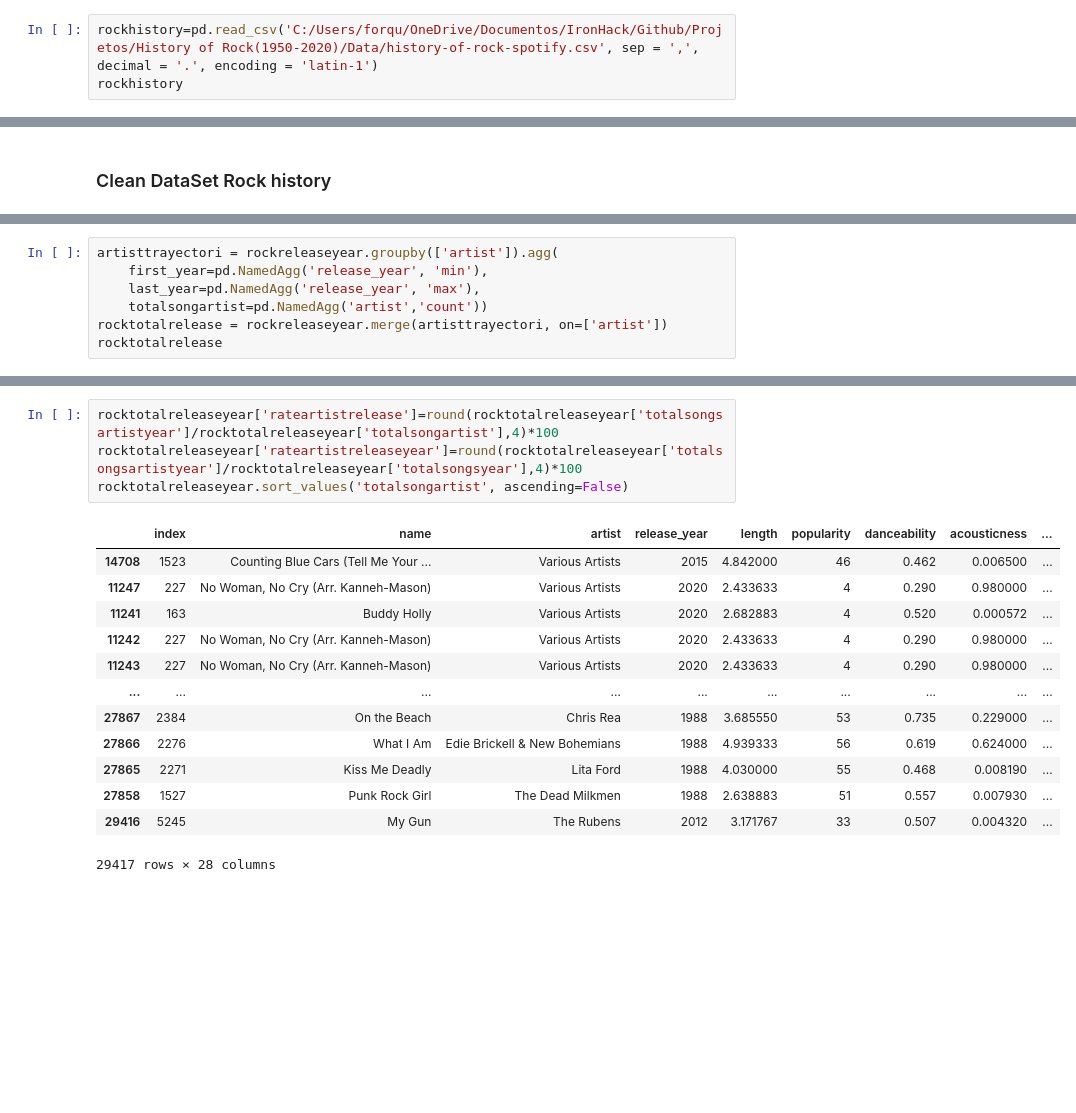
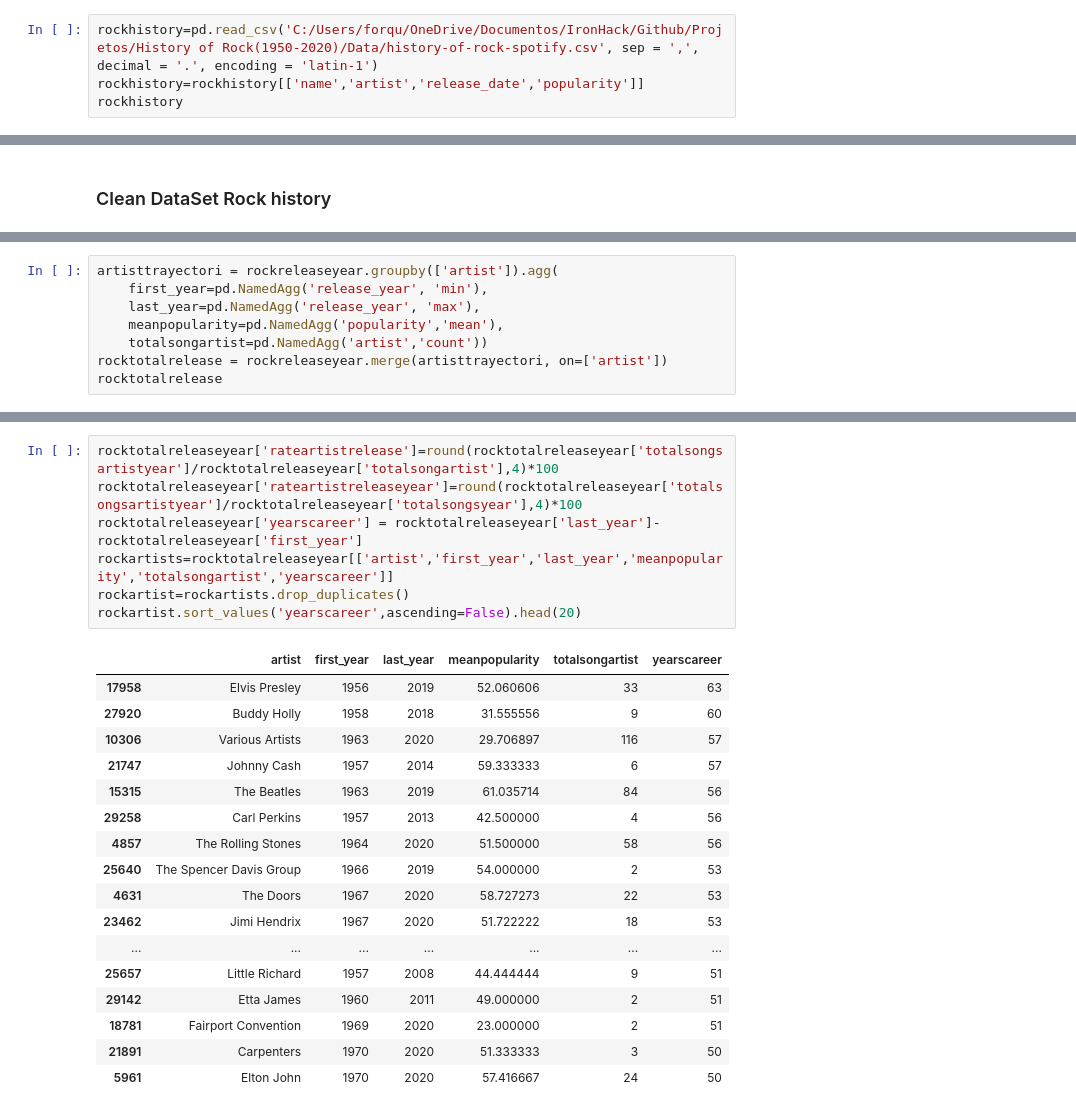
Before and after one commit to AndresCBF/IronHack, a Jupyter notebook: Projetos/History of Rock(1950-2020)/Rockhistory.ipynb, the cells around one changed output, grey strips where cells are left out. Saved outputs shown, nothing was run; the diff lists cells and outputs as text; blank space fills up the shorter version.

```diff
--- a/Projetos/History of Rock(1950-2020)/Rockhistory.ipynb
+++ b/Projetos/History of Rock(1950-2020)/Rockhistory.ipynb
@@ -25,5 +25,6 @@ index,name,artist,release_date,length,popularity,danceability,acousticness,dance
 3,Imagine - Remastered 2010,John Lennon,1971,3.1311,77,0.547,0.907,0.547,0.257,0.183,0,0.0935,-12.358,0.0252,75.752,4,0.169
 # %%
 rockhistory=pd.read_csv('C:/Users/forqu/OneDrive/Documentos/IronHack/Github/Projetos/History of Rock(1950-2020)/Data/history-of-rock-spotify.csv', sep = ',', decimal = '.', encoding = 'latin-1')
+rockhistory=rockhistory[['name','artist','release_date','popularity']]
 rockhistory
 # %% [output]
@@ -83,6 +84,7 @@ rockreleaseyear
 artisttrayectori = rockreleaseyear.groupby(['artist']).agg(
     first_year=pd.NamedAgg('release_year', 'min'),
     last_year=pd.NamedAgg('release_year', 'max'),
+    meanpopularity=pd.NamedAgg('popularity','mean'),
     totalsongartist=pd.NamedAgg('artist','count'))
 rocktotalrelease = rockreleaseyear.merge(artisttrayectori, on=['artist'])
 rocktotalrelease
@@ -122,18 +124,25 @@ rocktotalreleaseyear
 # %%
 rocktotalreleaseyear['rateartistrelease']=round(rocktotalreleaseyear['totalsongsartistyear']/rocktotalreleaseyear['totalsongartist'],4)*100
 rocktotalreleaseyear['rateartistreleaseyear']=round(rocktotalreleaseyear['totalsongsartistyear']/rocktotalreleaseyear['totalsongsyear'],4)*100
-rocktotalreleaseyear.sort_values('totalsongartist', ascending=False)
+rocktotalreleaseyear['yearscareer'] = rocktotalreleaseyear['last_year']-rocktotalreleaseyear['first_year']
+rockartists=rocktotalreleaseyear[['artist','first_year','last_year','meanpopularity','totalsongartist','yearscareer']]
+rockartist=rockartists.drop_duplicates()
+rockartist.sort_values('yearscareer',ascending=False).head(20)
 # %% [output]
-|  | index | name | artist | release_year | length | popularity | danceability | acousticness | ... |
-| 14708 | 1523 | Counting Blue Cars (Tell Me Your ... | Various Artists | 2015 | 4.842000 | 46 | 0.462 | 0.006500 | ... |
-| 11247 | 227 | No Woman, No Cry (Arr. Kanneh-Mason) | Various Artists | 2020 | 2.433633 | 4 | 0.290 | 0.980000 | ... |
-| 11241 | 163 | Buddy Holly | Various Artists | 2020 | 2.682883 | 4 | 0.520 | 0.000572 | ... |
-| 11242 | 227 | No Woman, No Cry (Arr. Kanneh-Mason) | Various Artists | 2020 | 2.433633 | 4 | 0.290 | 0.980000 | ... |
-| 11243 | 227 | No Woman, No Cry (Arr. Kanneh-Mason) | Various Artists | 2020 | 2.433633 | 4 | 0.290 | 0.980000 | ... |
-| ... | ... | ... | ... | ... | ... | ... | ... | ... | ... |
-| 27867 | 2384 | On the Beach | Chris Rea | 1988 | 3.685550 | 53 | 0.735 | 0.229000 | ... |
-| 27866 | 2276 | What I Am | Edie Brickell & New Bohemians | 1988 | 4.939333 | 56 | 0.619 | 0.624000 | ... |
-| 27865 | 2271 | Kiss Me Deadly | Lita Ford | 1988 | 4.030000 | 55 | 0.468 | 0.008190 | ... |
-| 27858 | 1527 | Punk Rock Girl | The Dead Milkmen | 1988 | 2.638883 | 51 | 0.557 | 0.007930 | ... |
-| 29416 | 5245 | My Gun | The Rubens | 2012 | 3.171767 | 33 | 0.507 | 0.004320 | ... |
+|  | artist | first_year | last_year | meanpopularity | totalsongartist | yearscareer |
+| 17958 | Elvis Presley | 1956 | 2019 | 52.060606 | 33 | 63 |
+| 27920 | Buddy Holly | 1958 | 2018 | 31.555556 | 9 | 60 |
+| 10306 | Various Artists | 1963 | 2020 | 29.706897 | 116 | 57 |
+| 21747 | Johnny Cash | 1957 | 2014 | 59.333333 | 6 | 57 |
+| 15315 | The Beatles | 1963 | 2019 | 61.035714 | 84 | 56 |
+| 29258 | Carl Perkins | 1957 | 2013 | 42.500000 | 4 | 56 |
+| 4857 | The Rolling Stones | 1964 | 2020 | 51.500000 | 58 | 56 |
+| 25640 | The Spencer Davis Group | 1966 | 2019 | 54.000000 | 2 | 53 |
+| 4631 | The Doors | 1967 | 2020 | 58.727273 | 22 | 53 |
+| 23462 | Jimi Hendrix | 1967 | 2020 | 51.722222 | 18 | 53 |
+| ... | ... | ... | ... | ... | ... | ... |
+| 25657 | Little Richard | 1957 | 2008 | 44.444444 | 9 | 51 |
+| 29142 | Etta James | 1960 | 2011 | 49.000000 | 2 | 51 |
+| 18781 | Fairport Convention | 1969 | 2020 | 23.000000 | 2 | 51 |
+| 21891 | Carpenters | 1970 | 2020 | 51.333333 | 3 | 50 |
+| 5961 | Elton John | 1970 | 2020 | 57.416667 | 24 | 50 |
-29417 rows × 28 columns
```
Also changed, not shown: parts of 10 cells of this notebook, 1 other file.
